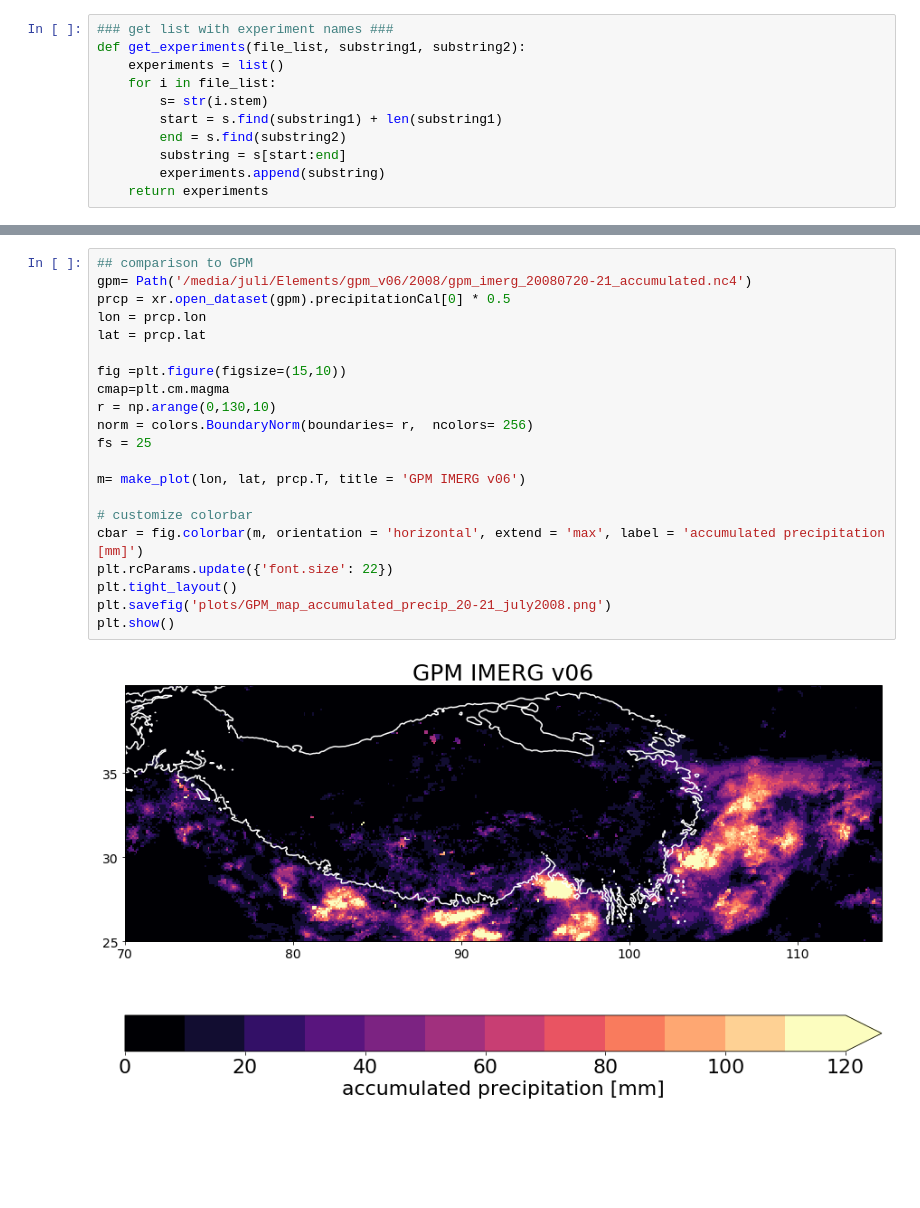
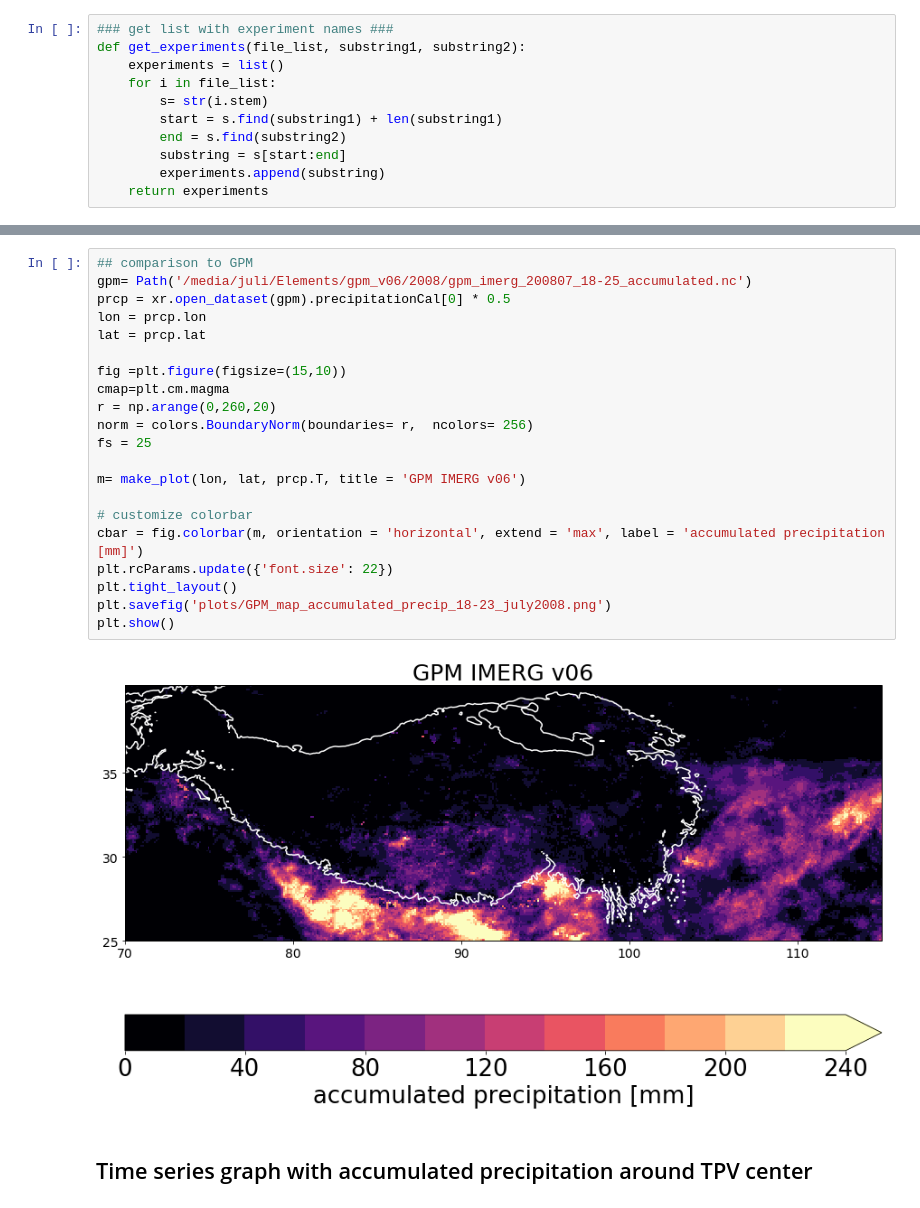
Before and after one commit to JuliaKukulies/cptp, a Jupyter notebook: mcs_case_2008_overview.ipynb, the cells around one changed output, grey strips where cells are left out. Saved outputs shown, nothing was run; the diff lists cells and outputs as text; blank space fills up the shorter version.

Commit message:
comparing time-accumulated precip

```diff
--- a/mcs_case_2008_overview.ipynb
+++ b/mcs_case_2008_overview.ipynb
@@ -112,23 +120,25 @@ plt.show()
 # %%
 ## comparison to GPM
-gpm= Path('/media/juli/Elements/gpm_v06/2008/gpm_imerg_20080720-21_accumulated.nc4')
+gpm= Path('/media/juli/Elements/gpm_v06/2008/gpm_imerg_200807_18-25_accumulated.nc')
 prcp = xr.open_dataset(gpm).precipitationCal[0] * 0.5
 lon = prcp.lon
 lat = prcp.lat
 
 fig =plt.figure(figsize=(15,10))
 cmap=plt.cm.magma
-r = np.arange(0,130,10)
+r = np.arange(0,260,20)
 norm = colors.BoundaryNorm(boundaries= r,  ncolors= 256)
 fs = 25
 
 m= make_plot(lon, lat, prcp.T, title = 'GPM IMERG v06')
 
 # customize colorbar
 cbar = fig.colorbar(m, orientation = 'horizontal', extend = 'max', label = 'accumulated precipitation [mm]')
 plt.rcParams.update({'font.size': 22})
 plt.tight_layout()
-plt.savefig('plots/GPM_map_accumulated_precip_20-21_july2008.png')
+plt.savefig('plots/GPM_map_accumulated_precip_18-23_july2008.png')
 plt.show()
 # %% [output]
-[figure, old version]
+[figure, new version]
+# %% [markdown]
+## Time series graph with accumulated precipitation around TPV center
```
Also changed, not shown: parts of 12 cells of this notebook.
